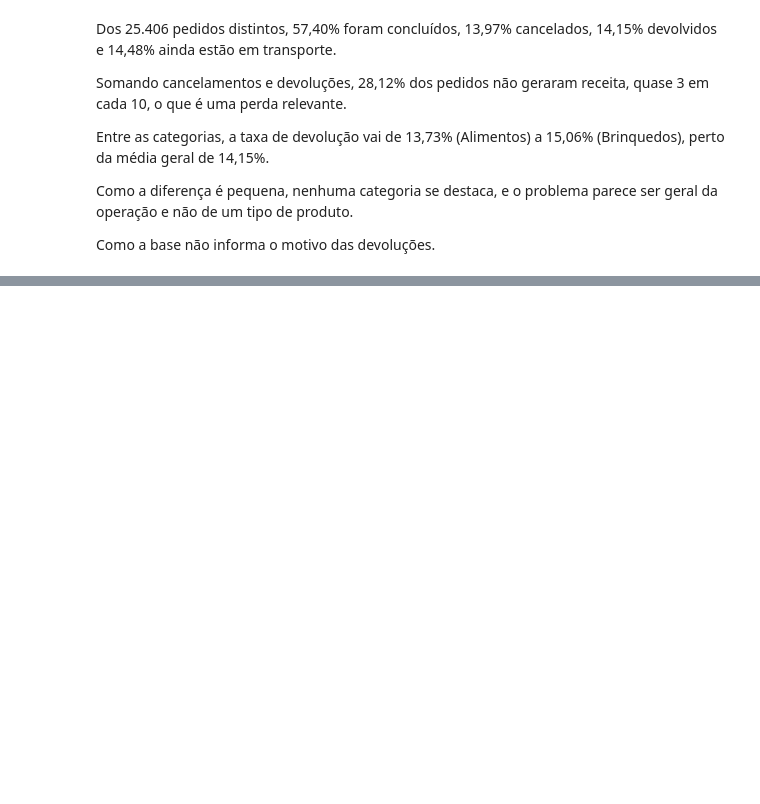
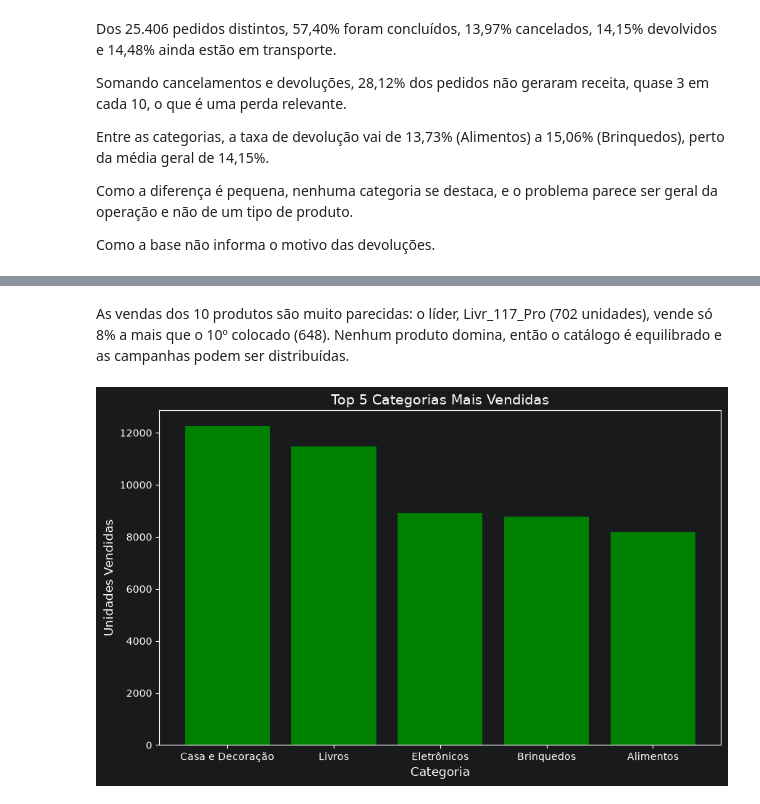
Before and after one commit to viniciusdevrr/ecommerce-data-analysis, a Jupyter notebook: analysis.ipynb, the cells around one changed output, grey strips where cells are left out. Cells and saved outputs as stored; diff of their text form; code cells hidden in the pictures; blank space fills up the shorter version.

```diff
--- a/analysis.ipynb
+++ b/analysis.ipynb
@@ -514,0 +533,14 @@ Como a base não informa o motivo das devoluções.
+# %% [markdown]
+As vendas dos 10 produtos são muito parecidas: o líder, Livr_117_Pro (702 unidades), vende só 8% a mais que o 10º colocado (648). Nenhum produto domina, então o catálogo é equilibrado e as campanhas podem ser distribuídas.
+# %%
+plt.figure(figsize=(10, 6))
+
+plt.bar(top_categorias.index, top_categorias, color='green')
+
+plt.title('Top 5 Categorias Mais Vendidas', fontsize=14)
+plt.xlabel('Categoria', fontsize=12)
+plt.ylabel('Unidades Vendidas', fontsize=12)
+
+plt.show()
+# %% [output]
+[figure, added]
```
Also changed, not shown: parts of 9 cells of this notebook.
